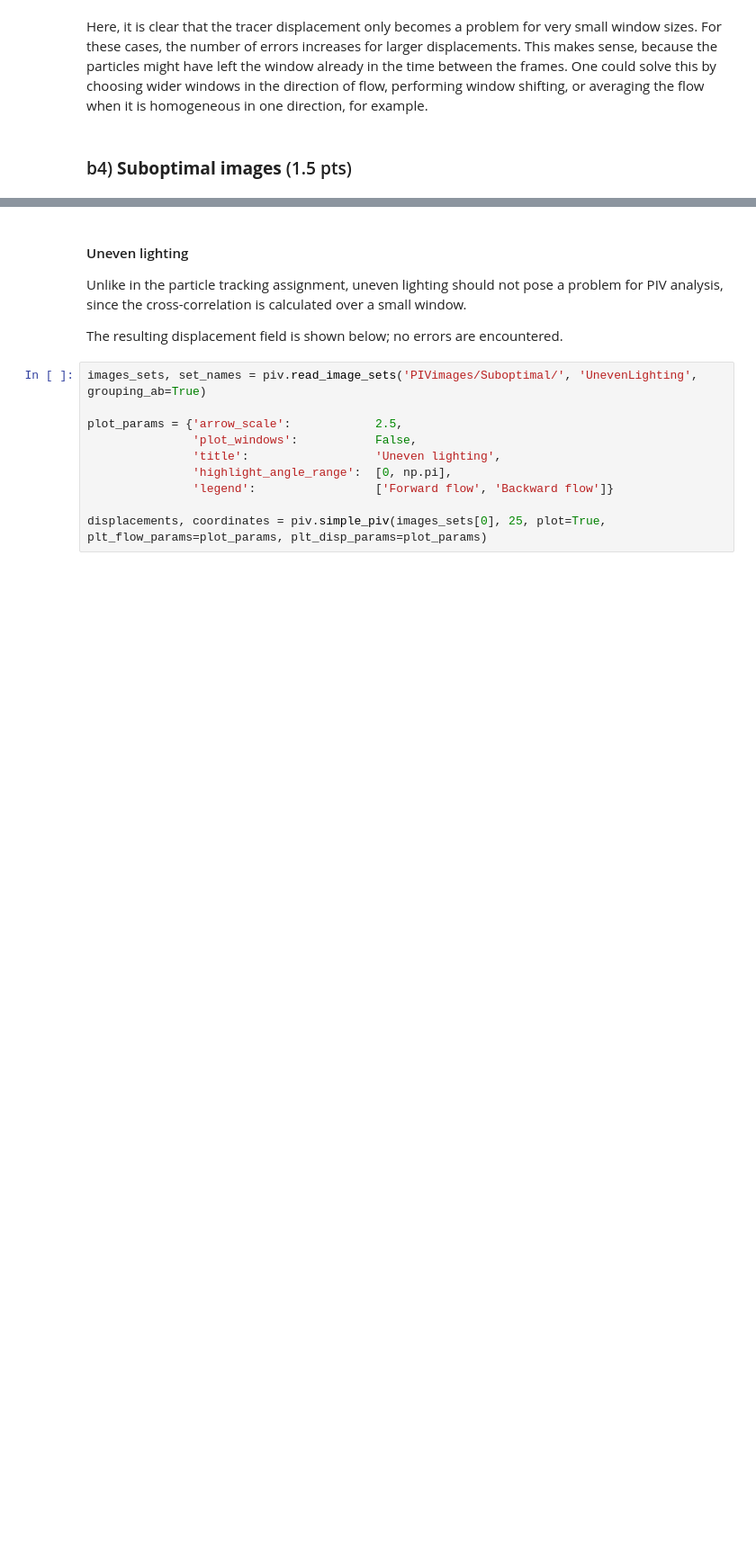
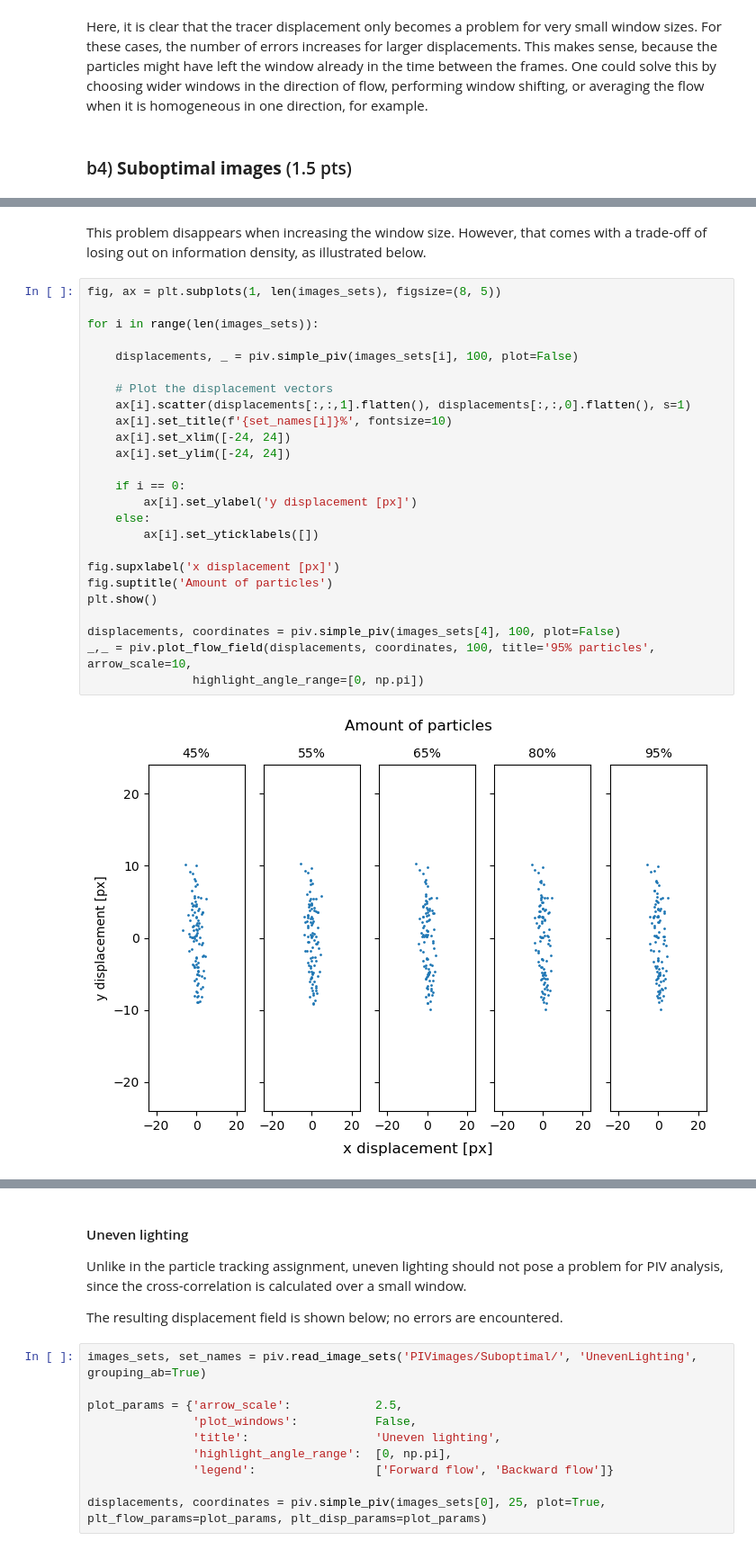
Before and after one commit to TFLVerouden/ETPoF, a Jupyter notebook: HW4/ETPoF_HW4.ipynb, the cells around one changed output, grey strips where cells are left out. Shown at 90% size. Cells and saved outputs as stored; diff of their text form; blank space fills up the shorter version.

```diff
--- a/HW4/ETPoF_HW4.ipynb
+++ b/HW4/ETPoF_HW4.ipynb
@@ -360,0 +398,29 @@ plt.show()
+# %% [markdown]
+This problem disappears when increasing the window size. However, that comes with a trade-off of losing out on information density, as illustrated below.
+# %%
+fig, ax = plt.subplots(1, len(images_sets), figsize=(8, 5))
+
+for i in range(len(images_sets)):
+
+    displacements, _ = piv.simple_piv(images_sets[i], 100, plot=False)
+
+    # Plot the displacement vectors
+    ax[i].scatter(displacements[:,:,1].flatten(), displacements[:,:,0].flatten(), s=1)
+    ax[i].set_title(f'{set_names[i]}%', fontsize=10)
+    ax[i].set_xlim([-24, 24])
+    ax[i].set_ylim([-24, 24])
+
+    if i == 0:
+        ax[i].set_ylabel('y displacement [px]')
+    else:
+        ax[i].set_yticklabels([])
+
+fig.supxlabel('x displacement [px]')
+fig.suptitle('Amount of particles')
+plt.show()
+
+displacements, coordinates = piv.simple_piv(images_sets[4], 100, plot=False)
+_,_ = piv.plot_flow_field(displacements, coordinates, 100, title='95% particles', arrow_scale=10,
+               highlight_angle_range=[0, np.pi])
+# %% [output]
+[figure, added]
```
Also changed, not shown: parts of 14 cells of this notebook.
